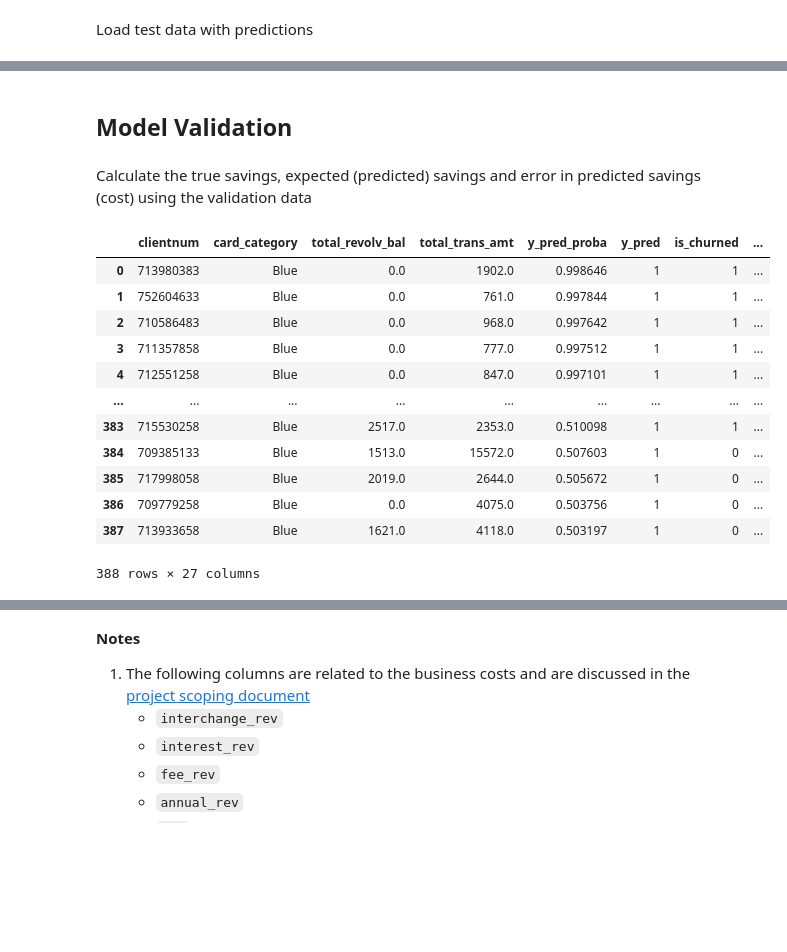
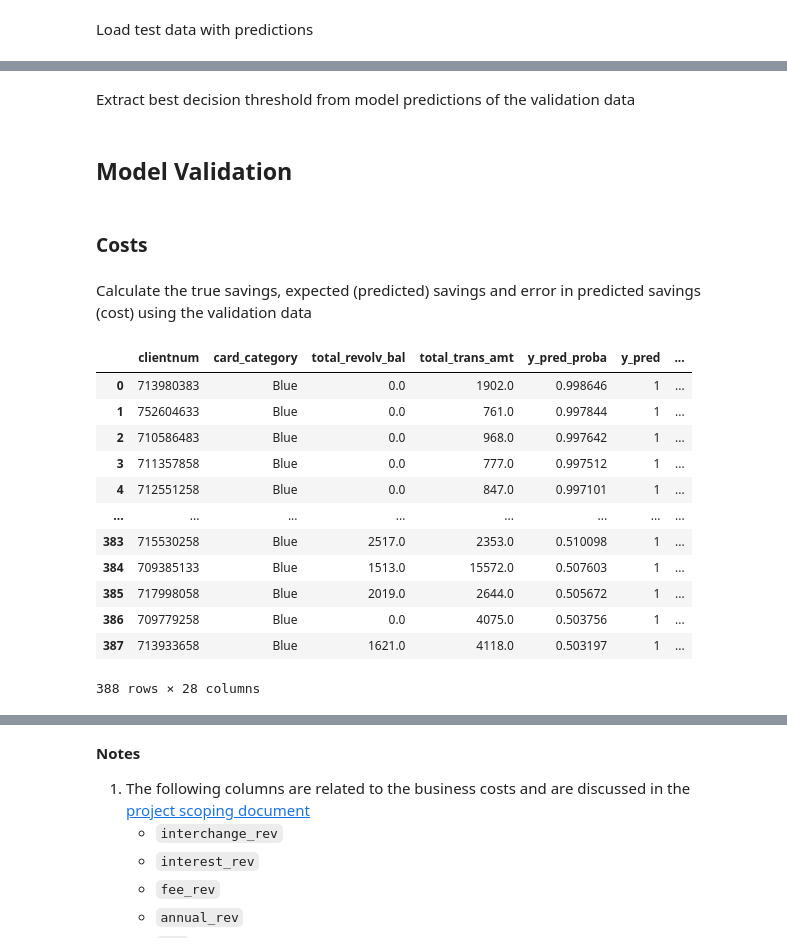
Before and after one commit to edesz/credit-card-churn, a Jupyter notebook: notebooks/06_get_customers_from_businesS_metrics.ipynb, the cells around one changed output, grey strips where cells are left out. Saved outputs shown, nothing was run; the diff lists cells and outputs as text; code cells hidden in the pictures; blank space fills up the shorter version.

```diff
--- a/notebooks/06_.ipynb
+++ b/notebooks/06_get_customers_from_businesS_metrics.ipynb
@@ -31,6 +39,7 @@ columns = [
     'total_trans_amt',
     'y_pred_proba',
     'y_pred',
+    'best_decision_threshold',
     'is_churned',
 ]
 
@@ -179,32 +186,38 @@ Wall time: 248 ms
+# %% [markdown]
+Extract best decision threshold from model predictions of the validation data
+# %%
+best_decision_threshold = df_val_pred['best_decision_threshold'].head(1).squeeze()
 # %% [markdown]
 ## Model Validation
+# %% [markdown]
+### Costs
 # %% [markdown]
 Calculate the true savings, expected (predicted) savings and error in predicted savings (cost) using the validation data
 # %%
 %%time
 df_costs_val, _, _ = costs.get_cost(
     df_val_pred,
-    best_estimator_threshold,
+    best_decision_threshold,
     interchange_rate,
     apr,
     card_fees,
     multiplier,
     success_rate,
     intervention_cost,
 )
 with pd.option_context('display.max_columns', None):
     display(df_costs_val)
 # %% [output]
-|  | clientnum | card_category | total_revolv_bal | total_trans_amt | y_pred_proba | y_pred | is_churned | ... |
-| 0 | 713980383 | Blue | 0.0 | 1902.0 | 0.998646 | 1 | 1 | ... |
-| 1 | 752604633 | Blue | 0.0 | 761.0 | 0.997844 | 1 | 1 | ... |
-| 2 | 710586483 | Blue | 0.0 | 968.0 | 0.997642 | 1 | 1 | ... |
-| 3 | 711357858 | Blue | 0.0 | 777.0 | 0.997512 | 1 | 1 | ... |
-| 4 | 712551258 | Blue | 0.0 | 847.0 | 0.997101 | 1 | 1 | ... |
-| ... | ... | ... | ... | ... | ... | ... | ... | ... |
-| 383 | 715530258 | Blue | 2517.0 | 2353.0 | 0.510098 | 1 | 1 | ... |
-| 384 | 709385133 | Blue | 1513.0 | 15572.0 | 0.507603 | 1 | 0 | ... |
-| 385 | 717998058 | Blue | 2019.0 | 2644.0 | 0.505672 | 1 | 0 | ... |
-| 386 | 709779258 | Blue | 0.0 | 4075.0 | 0.503756 | 1 | 0 | ... |
-| 387 | 713933658 | Blue | 1621.0 | 4118.0 | 0.503197 | 1 | 0 | ... |
+|  | clientnum | card_category | total_revolv_bal | total_trans_amt | y_pred_proba | y_pred | ... |
+| 0 | 713980383 | Blue | 0.0 | 1902.0 | 0.998646 | 1 | ... |
+| 1 | 752604633 | Blue | 0.0 | 761.0 | 0.997844 | 1 | ... |
+| 2 | 710586483 | Blue | 0.0 | 968.0 | 0.997642 | 1 | ... |
+| 3 | 711357858 | Blue | 0.0 | 777.0 | 0.997512 | 1 | ... |
+| 4 | 712551258 | Blue | 0.0 | 847.0 | 0.997101 | 1 | ... |
+| ... | ... | ... | ... | ... | ... | ... | ... |
+| 383 | 715530258 | Blue | 2517.0 | 2353.0 | 0.510098 | 1 | ... |
+| 384 | 709385133 | Blue | 1513.0 | 15572.0 | 0.507603 | 1 | ... |
+| 385 | 717998058 | Blue | 2019.0 | 2644.0 | 0.505672 | 1 | ... |
+| 386 | 709779258 | Blue | 0.0 | 4075.0 | 0.503756 | 1 | ... |
+| 387 | 713933658 | Blue | 1621.0 | 4118.0 | 0.503197 | 1 | ... |
-388 rows × 27 columns
+388 rows × 28 columns
```
Also changed, not shown: parts of 26 cells of this notebook, 2 other files.
